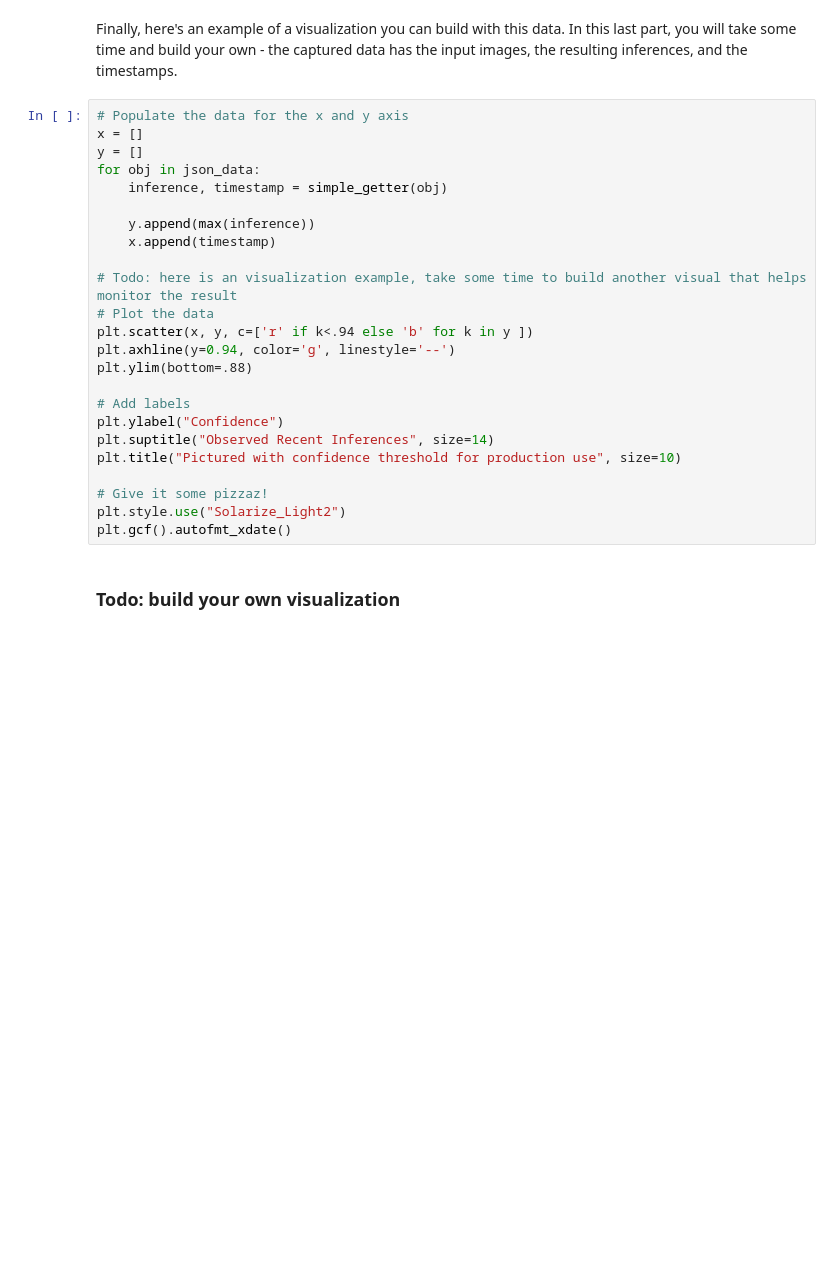
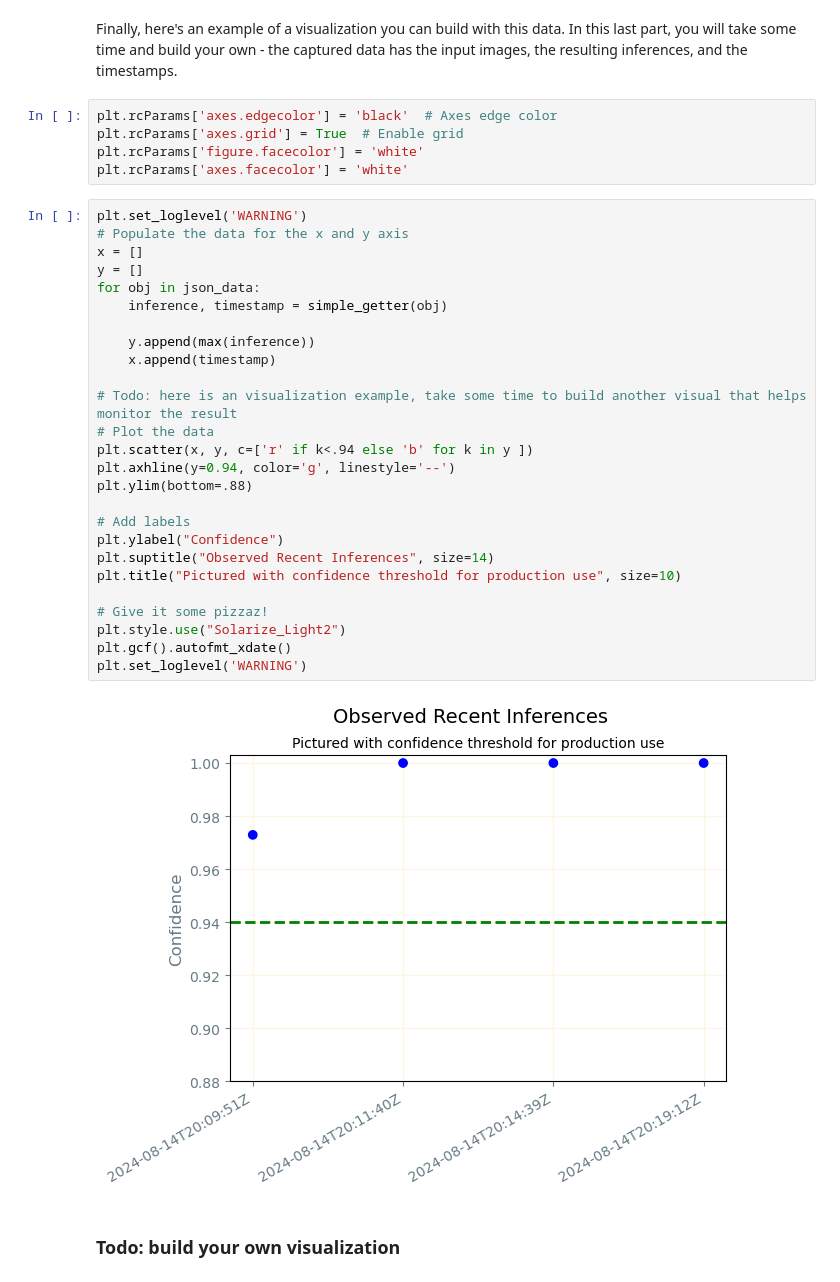
Before and after one commit to kattat13/AWS-MachineLearning-2024, a Jupyter notebook: capstone-project/starter.ipynb, the cells around one changed output. Cells and saved outputs as stored; diff of their text form; blank space fills up the shorter version.

```diff
--- a/capstone-project/starter.ipynb
+++ b/capstone-project/starter.ipynb
@@ -681,28 +699,37 @@ simple_getter(json_data[0])
 # %% [markdown]
 Finally, here's an example of a visualization you can build with this data. In this last part, you will take some time and build your own - the captured data has the input images, the resulting inferences, and the timestamps.
+# %%
+plt.rcParams['axes.edgecolor'] = 'black'  # Axes edge color
+plt.rcParams['axes.grid'] = True  # Enable grid
+plt.rcParams['figure.facecolor'] = 'white'
+plt.rcParams['axes.facecolor'] = 'white'
 # %%
+plt.set_loglevel('WARNING')
 # Populate the data for the x and y axis
 x = []
 y = []
 for obj in json_data:
     inference, timestamp = simple_getter(obj)
 
     y.append(max(inference))
     x.append(timestamp)
 
 # Todo: here is an visualization example, take some time to build another visual that helps monitor the result
 # Plot the data
 plt.scatter(x, y, c=['r' if k<.94 else 'b' for k in y ])
 plt.axhline(y=0.94, color='g', linestyle='--')
 plt.ylim(bottom=.88)
 
 # Add labels
 plt.ylabel("Confidence")
 plt.suptitle("Observed Recent Inferences", size=14)
 plt.title("Pictured with confidence threshold for production use", size=10)
 
 # Give it some pizzaz!
 plt.style.use("Solarize_Light2")
 plt.gcf().autofmt_xdate()
+plt.set_loglevel('WARNING')
+# %% [output]
+[figure, added]
 # %% [markdown]
 ### Todo: build your own visualization
```
Also changed, not shown: parts of 7 cells of this notebook.
